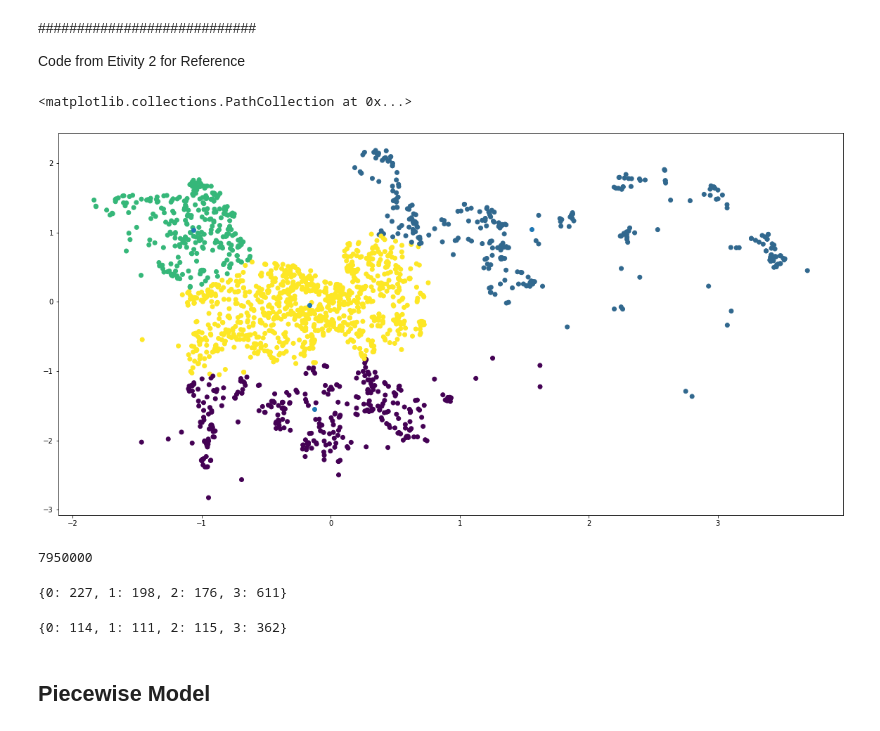
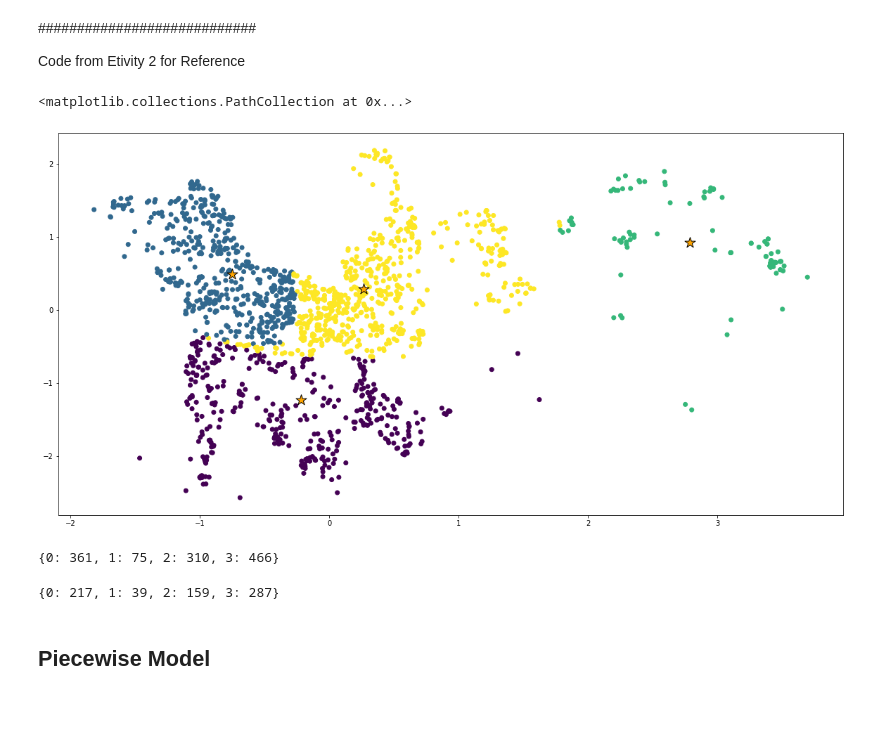
Before and after one commit to barrytl/ET5003_SEM1_2021-2, a Jupyter notebook: Week-5/ET5003_KaggleCompetition.ipynb, the cells around one changed output. Drawn from its saved outputs; the diff is of its cells as text; code cells hidden in the pictures.

```diff
--- a/Week-5/ET5003_KaggleCompetition.ipynb
+++ b/Week-5/ET5003_KaggleCompetition.ipynb
@@ -861,42 +861,38 @@ Code from Etivity 2 for Reference
 # %%
 # training gaussian mixture model
 from sklearn.mixture import GaussianMixture
 
 gmm = GaussianMixture(n_components=4)
 # clustering by features longitude and latitude
 ind=[3,4]
-X_ind = np.vstack([Xn_train[:,ind],Xn_test[:,ind]])
+X_ind = np.vstack([Xn_train[:,ind],Xn_val[:,ind]])
 # Gaussian Mixture
 gmm.fit(X_ind)
 
 labels = gmm.fit_predict(X_ind)
 
 # plot blue dots
 plt.figure(figsize=(20,10))
 plt.scatter(X_ind[:,0],X_ind[:,1],c=labels)
-# centroids:  orange dots
-plt.scatter(gmm.means_[:,0],gmm.means_[:,1])
+# centroids:  orange stars
+plt.scatter(gmm.means_[:,0],gmm.means_[:,1],color='orange',edgecolor= 'black',marker='*',s=250)
 # %% [output]
 <matplotlib.collections.PathCollection at 0x...>
-[figure, old version]
+[figure, new version]
-# %%
-np.max(ys_train)
-# %% [output]
-7950000
 # %%
 # train clusters
 clusters_train = gmm.predict(Xn_train[:,ind])
 unique_train, counts_train = np.unique(clusters_train, return_counts=True)
 dict(zip(unique_train, counts_train))
 # %% [output]
-{0: 227, 1: 198, 2: 176, 3: 611}
+{0: 361, 1: 75, 2: 310, 3: 466}
 # %%
-# test clusters
-clusters_test = gmm.predict(Xn_test[:,ind])
-unique_test, counts_test = np.unique(clusters_test, return_counts=True)
-dict(zip(unique_test, counts_test))
+# validation clusters
+clusters_val = gmm.predict(Xn_val[:,ind])
+unique_val, counts_val = np.unique(clusters_val, return_counts=True)
+dict(zip(unique_val, counts_val))
 # %% [output]
-{0: 114, 1: 111, 2: 115, 3: 362}
+{0: 217, 1: 39, 2: 159, 3: 287}
 # %%
 # cluster 0
 Xn0 = Xn_train[clusters_train==0,:]
```
Also changed, not shown: parts of 25 cells of this notebook.
